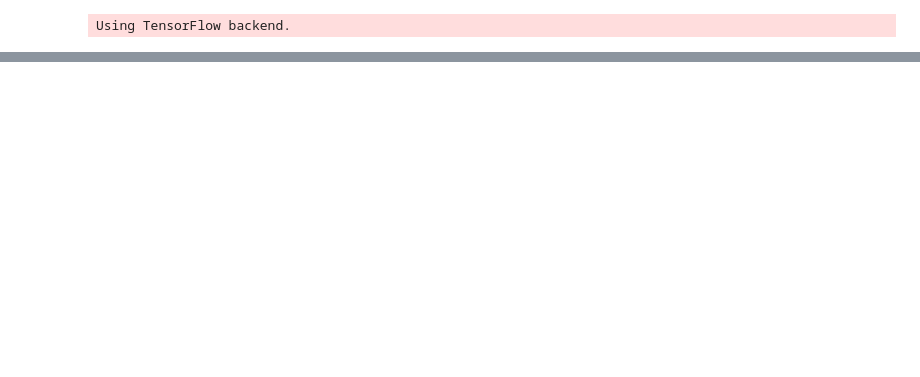
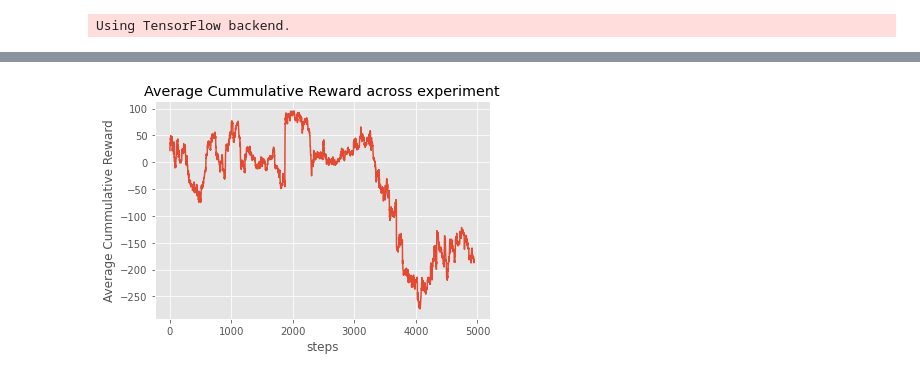
Before and after one commit to wliant/mtech-sls, a Jupyter notebook: TestEvaluation.ipynb, the cells around one changed output, grey strips where cells are left out. Cells and saved outputs as stored; diff of their text form; code cells hidden in the pictures; blank space fills up the shorter version.

```diff
--- a/TestEvaluation.ipynb
+++ b/TestEvaluation.ipynb
@@ -133,0 +188,4 @@ e.test(gym.make('forex-v0', frame_bound=(5000, 6000), window_size=10))
+# %%
+e.process_train_result()
+# %% [output]
+[figure, added]
```
Also changed, not shown: parts of 11 cells of this notebook.
